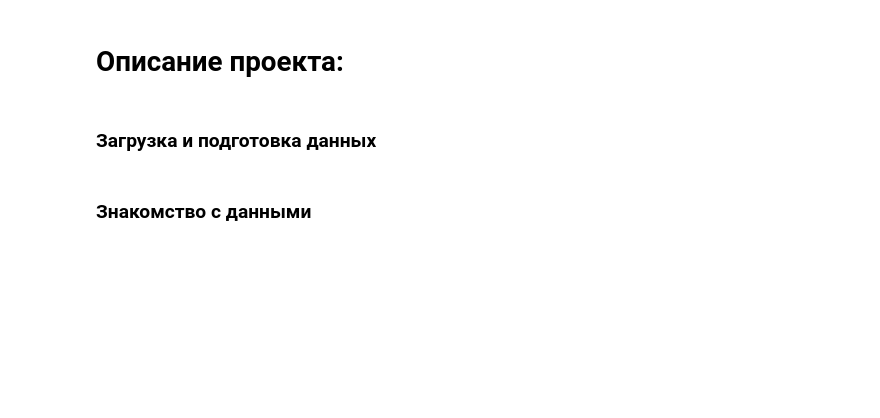
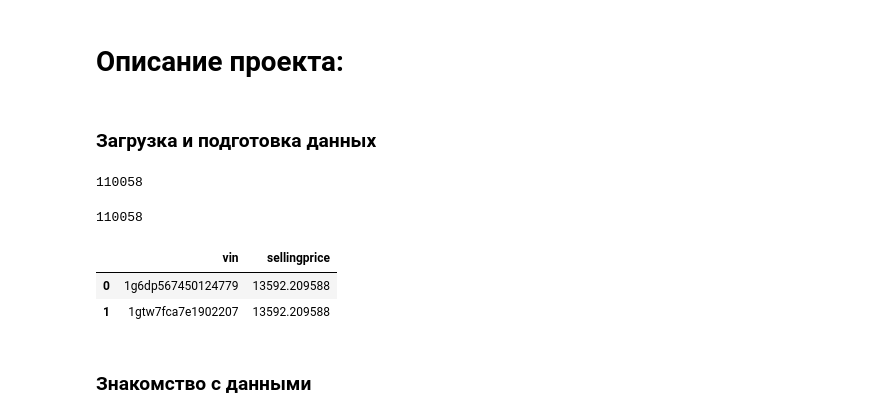
Before and after one commit to abramkin-n/cars_price, a Jupyter notebook: price auto.ipynb, the cells around one changed output. Drawn from its saved outputs; the diff is of its cells as text; code cells hidden in the pictures; blank space fills up the shorter version.

```diff
--- a/price auto.ipynb
+++ b/price auto.ipynb
@@ -42,6 +46,20 @@ sample_submission = pd.read_csv('sample_submission.csv')
 #     contract = pd.read_csv('kaggle competitions download -c used-cars-price-prediction-22ds')
 #     personal = pd.read_csv('https://code.s3.yandex.net/datasets/personal_new.csv')
 #     internet = pd.read_csv('https://code.s3.yandex.net/datasets/internet_new.csv')
+# %%
+test.shape[0]
+# %% [output]
+110058
+# %%
+df_test.shape[0]
+# %% [output]
+110058
+# %%
+sample_submission.head(2)
+# %% [output]
+|  | vin | sellingprice |
+| 0 | 1g6dp567450124779 | 13592.209588 |
+| 1 | 1gtw7fca7e1902207 | 13592.209588 |
 # %% [markdown]
 ### Знакомство с данными
 # %%
```
Also changed, not shown: parts of 68 cells of this notebook.
